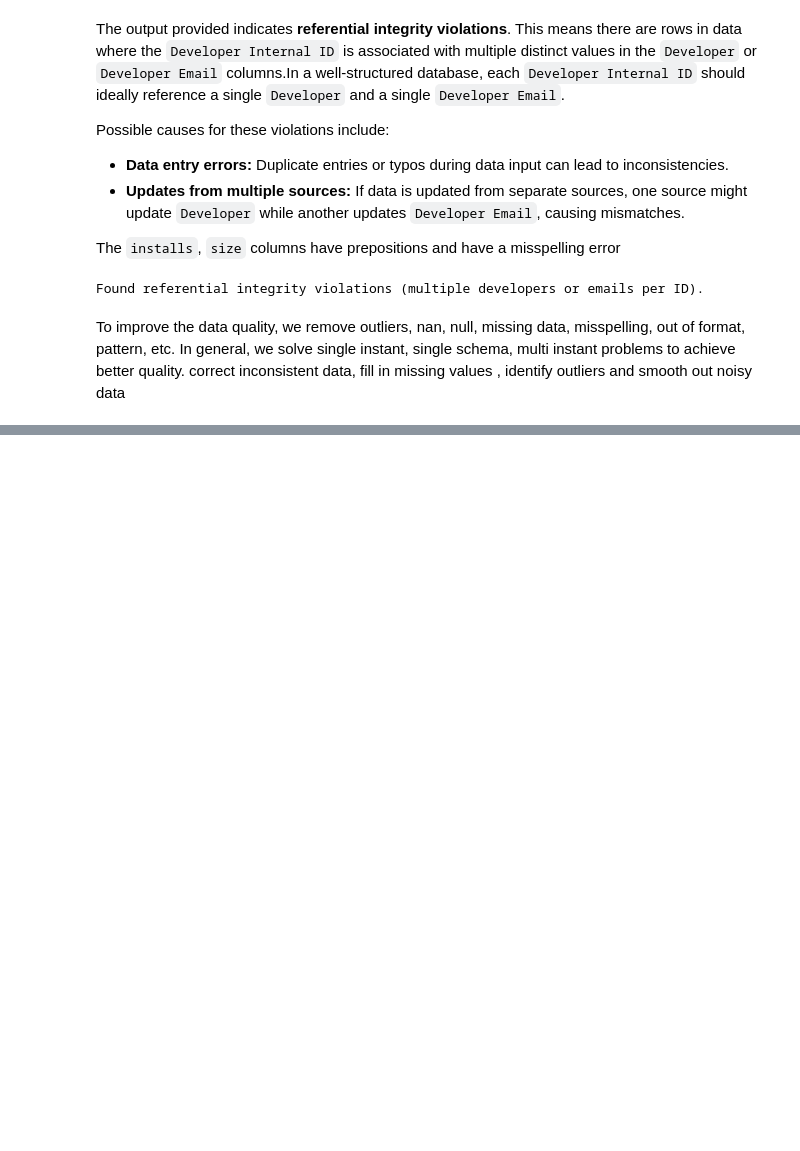
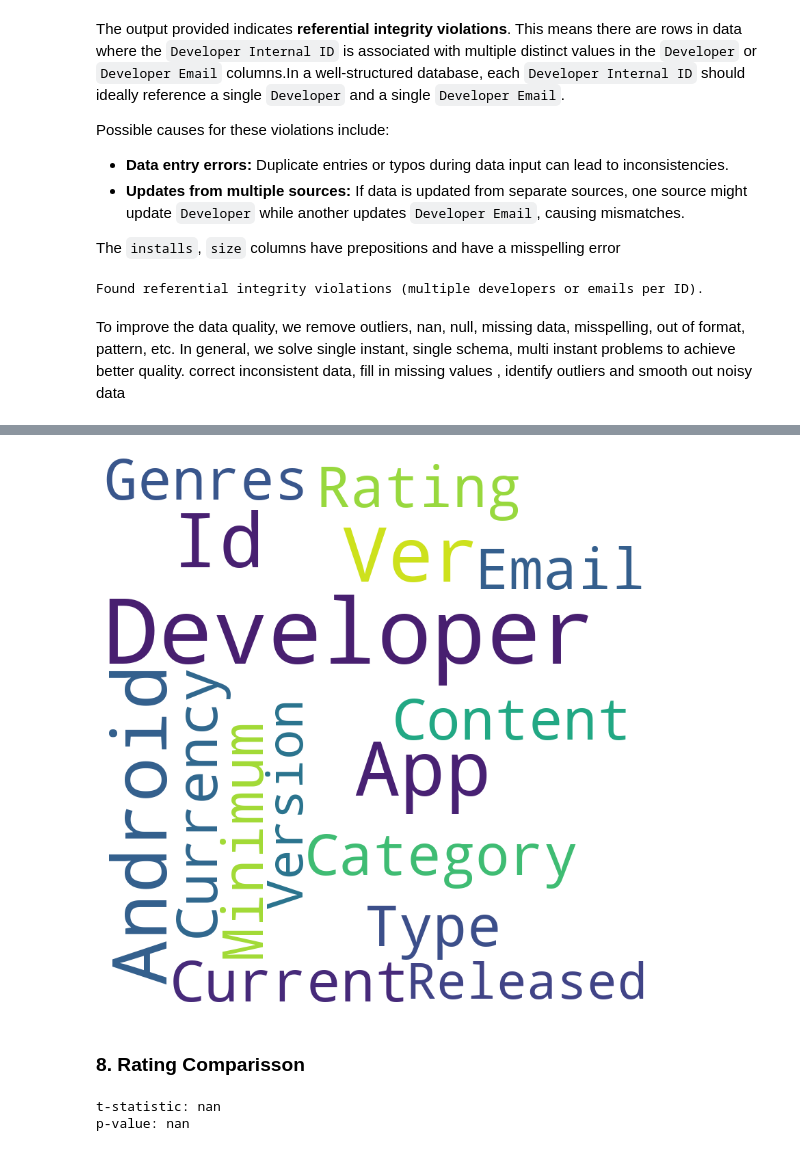
Before and after one commit to tahmine-t/DataMining_Prj, a Jupyter notebook: datamining_1.ipynb, the cells around one changed output, grey strips where cells are left out. Saved outputs shown, nothing was run; the diff lists cells and outputs as text; code cells hidden in the pictures; blank space fills up the shorter version.

```diff
--- a/datamining_1.ipynb
+++ b/datamining_1.ipynb
@@ -447,0 +790,5 @@ correct inconsistent data, fill in missing values , identify outliers and smooth
+# %%
+
+df_merged['popularity'] = (df_merged['Rating'] > 4) & (df_merged['Type'] == 'free') & (df_merged['Editor Choice'] == 'true')
+df_merged['popularity'] = df_merged['popularity'].astype(int)
+print(df_merged['popularity'])
@@ -447,0 +1083,34 @@ correct inconsistent data, fill in missing values , identify outliers and smooth
+# %%
+import matplotlib.pyplot as plt
+from wordcloud import WordCloud
+
+text = ' '.join(df_merged.select_dtypes(include=['object']).dropna())  # ادغام همه متن‌ها در یک رشته بزرگ
+
+wordcloud = WordCloud(width = 800, height = 800,
+                      background_color ='white',
+                      stopwords = stopwords.words('english'),
+                      min_font_size = 10).generate(text)
+
+plt.figure(figsize = (8, 8), facecolor = None)
+plt.imshow(wordcloud)
+plt.axis("off")
+plt.tight_layout(pad = 0)
+
+plt.show()
+# %% [output]
+[figure, added]
+# %% [markdown]
+### 8. Rating Comparisson
+# %%
+from scipy import stats
+
+total_mean_rating = df_merged['Rating'].mean()
+sports_apps_rating = df_merged[df_merged['Genres'] == 'Sports']['Rating']
+t_statistic, p_value = stats.ttest_1samp(sports_apps_rating, total_mean_rating)
+print("t-statistic:", t_statistic)
+print("p-value:", p_value)
+
+# print(df_merged[df_merged['Category'] == 'SPORTS'])
+# %% [output]
+t-statistic: nan
+p-value: nan
```
Also changed, not shown: parts of 107 cells of this notebook, 1 other file.
